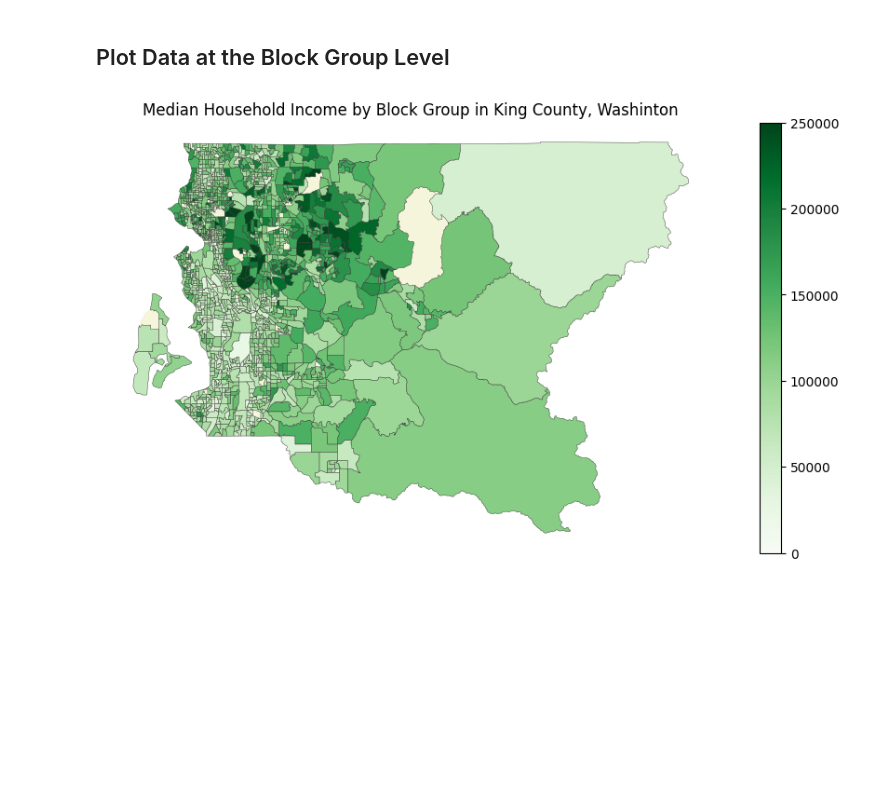
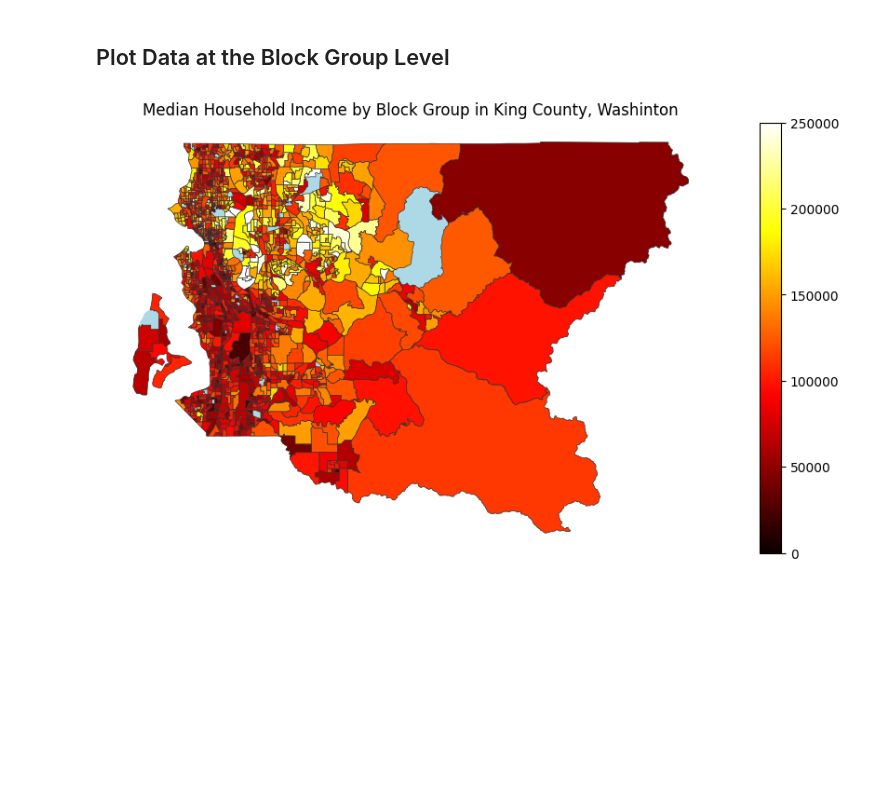
Before and after one commit to vengroff/censusdis-tutorial, a Jupyter notebook: Tutorial.ipynb, the cells around one changed output. Saved outputs shown, nothing was run; the diff lists cells and outputs as text; code cells hidden in the pictures.

```diff
--- a/Tutorial.ipynb
+++ b/Tutorial.ipynb
@@ -489,30 +489,30 @@ gdf_block_group = ced.download(
 # %%
 # First plot a neutral background color everywhere.
 ax = gdf_block_group.plot(
-    color='beige',
+    color='lightblue',
     figsize=(12, 6)
 )
 
 # On top of that, dropna() for the cases where data was
 # not published, then plot median houssehold income.
 ax = gdf_block_group.plot(
     'B19013_001E',
 
-    cmap='Greens',
+    cmap='hot',
     edgecolor='#333',
-    linewidth=0.3,
+    linewidth=0.5,
     vmin=0,
     vmax=250_000,
 
     legend=True,
     ax=ax
 )
 
 ax.set_title("Median Household Income by Block Group in King County, Washinton")
 ax.axis('off')
 None
 # %% [output]
-[figure, old version]
+[figure, new version]
 # %% [markdown]
 <br/><br/><br/><br/><br/><br/><br/><br/><br/>
 # %% [markdown]
```
Also changed, not shown: parts of 4 cells of this notebook, 4 other files.
